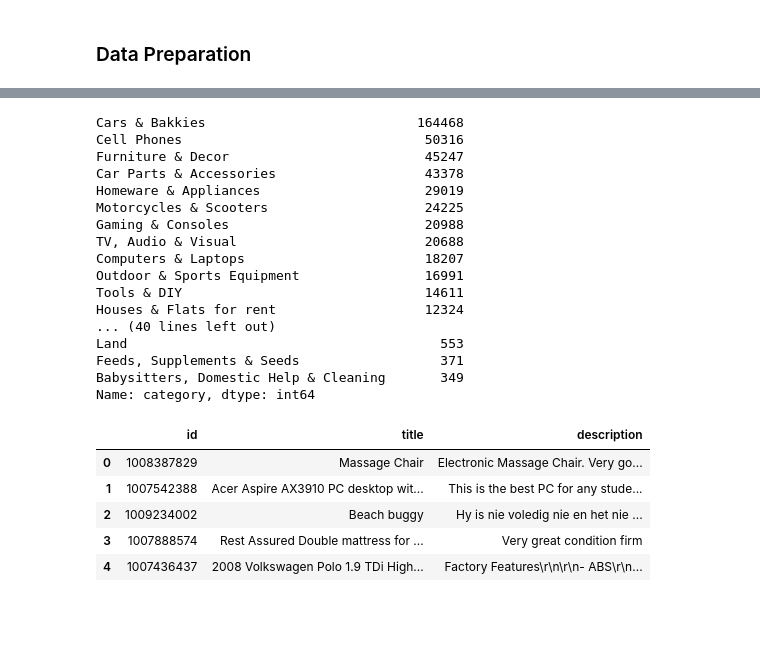
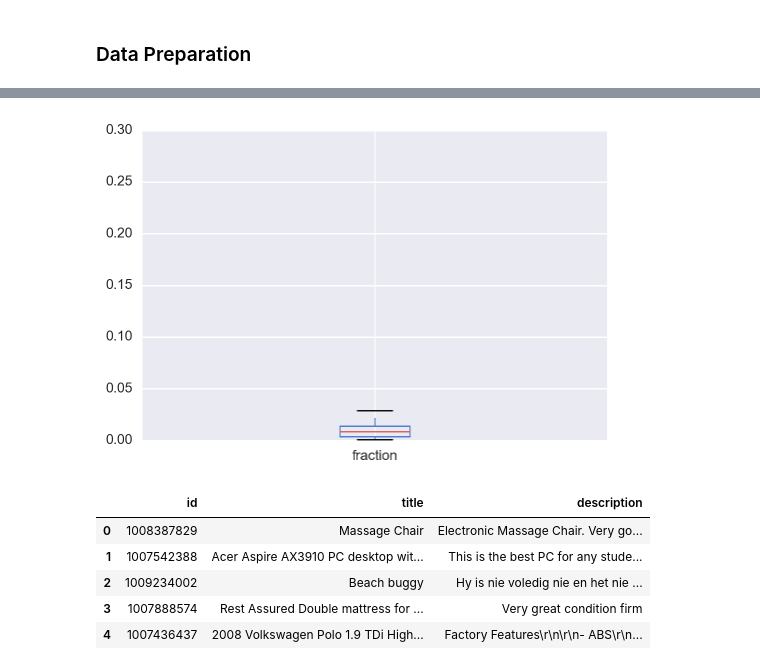
Before and after one commit to shamshad-npti/data-analytics, a Jupyter notebook: olxonsite/olx-onsite.ipynb, the cells around one changed output, grey strips where cells are left out. Cells and saved outputs as stored; diff of their text form; code cells hidden in the pictures; blank space fills up the shorter version.

```diff
--- a/olxonsite/olx-onsite.ipynb
+++ b/olxonsite/olx-onsite.ipynb
@@ -43,4 +72,8 @@ sample_frac = 1.0
 ### Data Preparation
 # %%
 # Load data
-df = pd.read_csv("nlp-dataset/train.csv")
+df = pd.read_csv("nlp-dataset/train.csv", usecols=["title", "description", "category"])
+display_markdown("Shape of data: **(Row = {}, Col = {})**".format(*df.shape), raw=True)
+
+# view/inspect data
+df.head(5)
@@ -81,24 +88,10 @@ array(['Cars & Bakkies', 'Computer Hardware & Accessories',
 # %%
 # check frequency of each category
-df.category.value_counts()
+category_df = df.category.value_counts().to_frame().rename(columns={"category": "# category"})
+category_df["fraction"] = category_df["# category"] / df.shape[0]
+category_df["fraction"].plot(kind="box");
 # %% [output]
-Cars & Bakkies                           164468
-Cell Phones                               50316
-Furniture & Decor                         45247
-Car Parts & Accessories                   43378
-Homeware & Appliances                     29019
-Motorcycles & Scooters                    24225
-Gaming & Consoles                         20988
-TV, Audio & Visual                        20688
-Computers & Laptops                       18207
-Outdoor & Sports Equipment                16991
-Tools & DIY                               14611
-Houses & Flats for rent                   12324
-... (40 lines left out)
-Land                                        553
-Feeds, Supplements & Seeds                  371
-Babysitters, Domestic Help & Cleaning       349
-Name: category, dtype: int64
+[figure, added]
 # %%
 # Load test set data
 test = pd.read_csv("nlp-dataset/test.csv")
```
Also changed, not shown: parts of 13 cells of this notebook.
